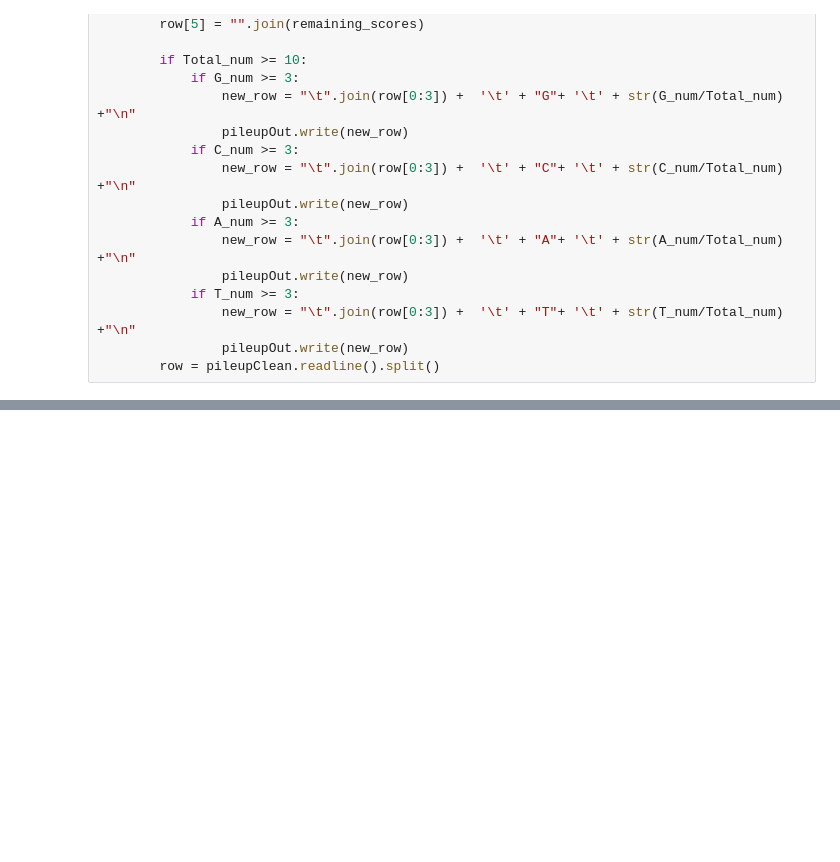
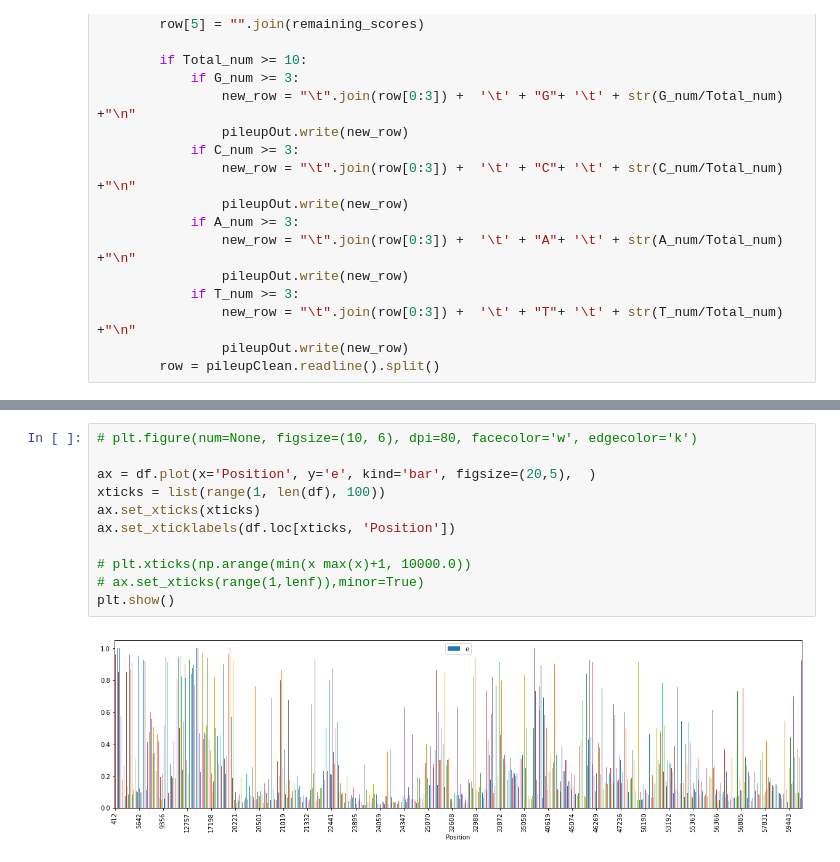
Before and after one commit to JohnHadish/hort503, a Jupyter notebook: Projects/Project2/Untitled.ipynb, the cells around one changed output, grey strips where cells are left out. Drawn from its saved outputs; the diff is of its cells as text; blank space fills up the shorter version.

```diff
--- a/Projects/Project2/Untitled.ipynb
+++ b/Projects/Project2/Untitled.ipynb
@@ -98,0 +114,13 @@ plt.show()
+# %%
+# plt.figure(num=None, figsize=(10, 6), dpi=80, facecolor='w', edgecolor='k')
+
+ax = df.plot(x='Position', y='e', kind='bar', figsize=(20,5),  )
+xticks = list(range(1, len(df), 100))
+ax.set_xticks(xticks)
+ax.set_xticklabels(df.loc[xticks, 'Position'])
+
+# plt.xticks(np.arange(min(x max(x)+1, 10000.0))
+# ax.set_xticks(range(1,lenf)),minor=True)
+plt.show()
+# %% [output]
+[figure, added]
```
Also changed, not shown: parts of 4 cells of this notebook.
